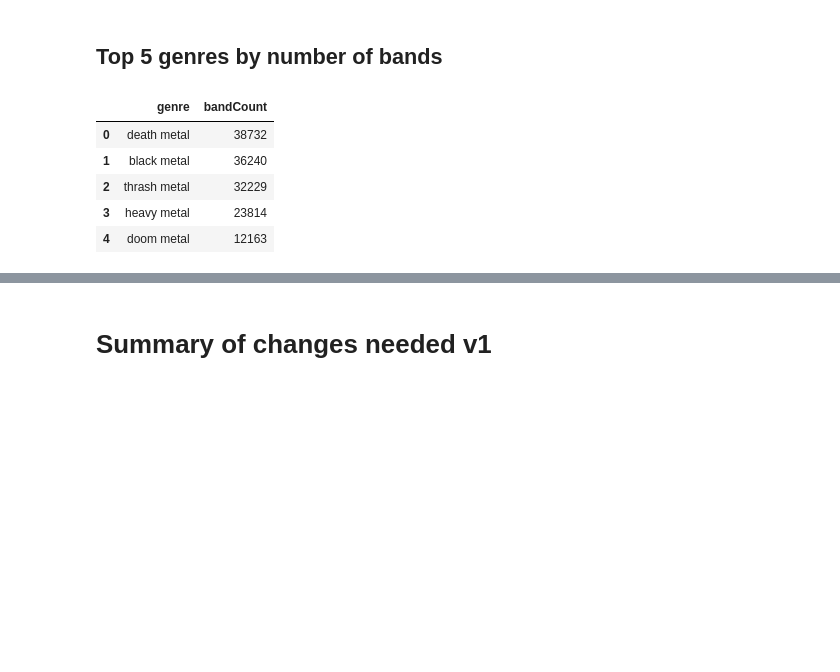
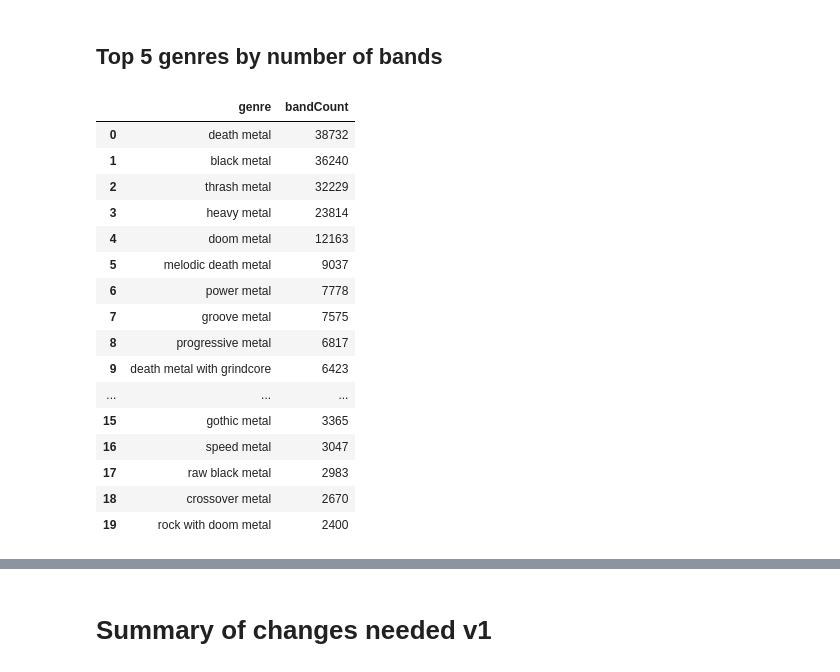
Before and after one commit to OceanBerlinghieri/ontometal, a Jupyter notebook: analysis/normalized_data_v1.ipynb, the cells around one changed output, grey strips where cells are left out. Cells and saved outputs as stored; diff of their text form; code cells hidden in the pictures; blank space fills up the shorter version.

```diff
--- a/analysis/normalized_data_v1.ipynb
+++ b/analysis/normalized_data_v1.ipynb
@@ -330,25 +397,36 @@ top_labels.drop(columns=["_bandCount"]).assign(bandCount=top_labels["_bandCount"
 # %%
 bands_exp["hasGenre"] = bands_exp["hasGenre"].apply(
     lambda x: ast.literal_eval(x) if isinstance(x, str) else x
 )
 
 top_genres = (
     bands_exp["hasGenre"]
     .explode()
     .dropna()
     .astype(str)
     .str.strip()
     .str.lower()
     .value_counts()
-    .head(5)
+    .head(20)
     .reset_index()
     .rename(columns={"index": "genre", "hasGenre": "genre", "count": "bandCount"})
 )
 top_genres
 # %% [output]
 |  | genre | bandCount |
 | 0 | death metal | 38732 |
 | 1 | black metal | 36240 |
 | 2 | thrash metal | 32229 |
 | 3 | heavy metal | 23814 |
 | 4 | doom metal | 12163 |
+| 5 | melodic death metal | 9037 |
+| 6 | power metal | 7778 |
+| 7 | groove metal | 7575 |
+| 8 | progressive metal | 6817 |
+| 9 | death metal with grindcore | 6423 |
+| ... | ... | ... |
+| 15 | gothic metal | 3365 |
+| 16 | speed metal | 3047 |
+| 17 | raw black metal | 2983 |
+| 18 | crossover metal | 2670 |
+| 19 | rock with doom metal | 2400 |
```
Also changed, not shown: parts of 11 cells of this notebook, 9 other files.
